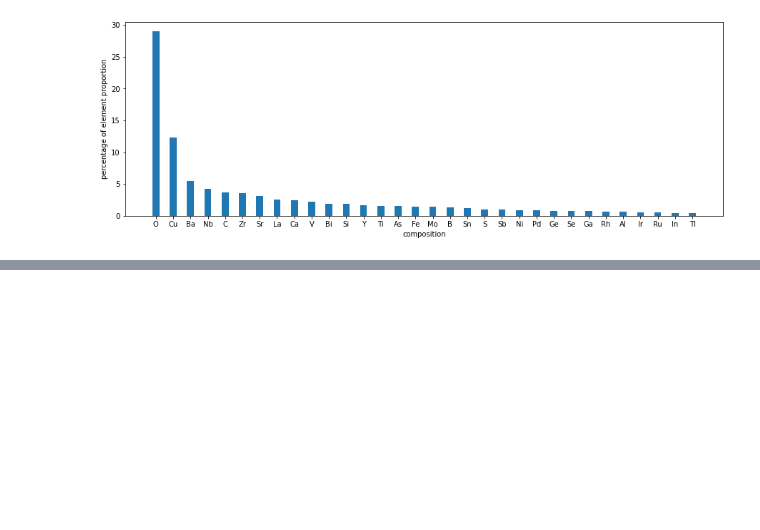
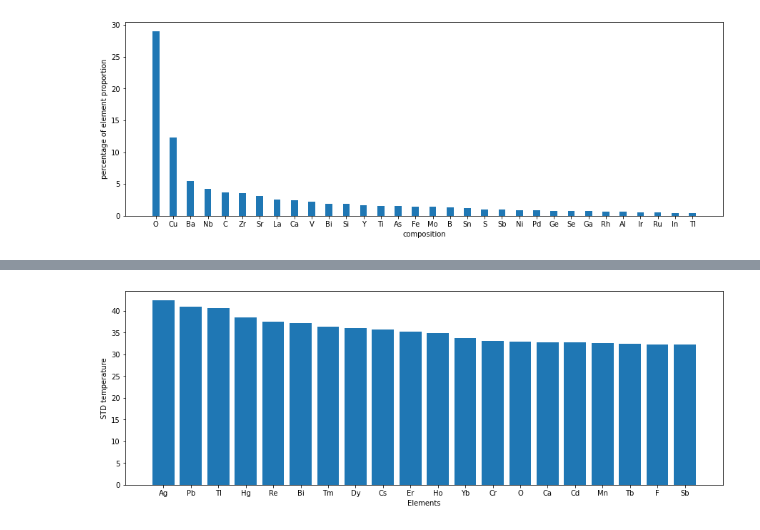
Before and after one commit to Redhatt/MS-ML, a Jupyter notebook: Train.ipynb, the cells around one changed output, grey strips where cells are left out. Saved outputs shown, nothing was run; the diff lists cells and outputs as text; code cells hidden in the pictures; blank space fills up the shorter version.

```diff
--- a/Train.ipynb
+++ b/Train.ipynb
@@ -282,0 +296,30 @@ print(new_comp[:10])
+# %%
+# mean critical temperature as per element
+
+avg_temp_std = [[] for i in range(len(comp))]
+
+for k, row in enumerate(data_comp):
+  norm = sum(row)
+  for i, val in enumerate(row):
+    if val>0:
+      avg_temp_std[i].append(temp[k])
+
+std_value = []
+new_comp = []
+for i,val in enumerate(avg_temp_std):
+  if len(val):
+    std_value.append(np.array(val).std())
+    new_comp.append(comp[i])
+
+std_value, new_comp = zip(*sorted(zip(std_value, new_comp), reverse=1))
+
+figure = plt.figure()
+figure.set_size_inches(15, 5)
+
+size = 20
+plt.bar(new_comp[:size], std_value[:size])
+plt.xlabel('Elements')
+plt.ylabel('STD temperature')
+plt.show()
+# %% [output]
+[figure, added]
```
Also changed, not shown: parts of 3 cells of this notebook.
